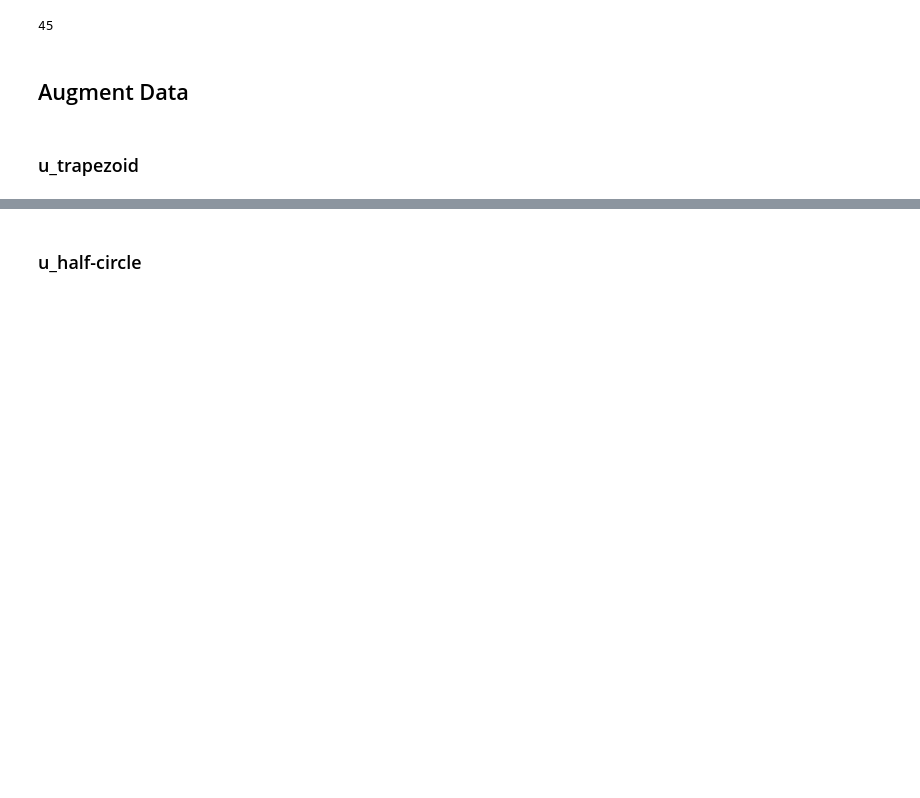
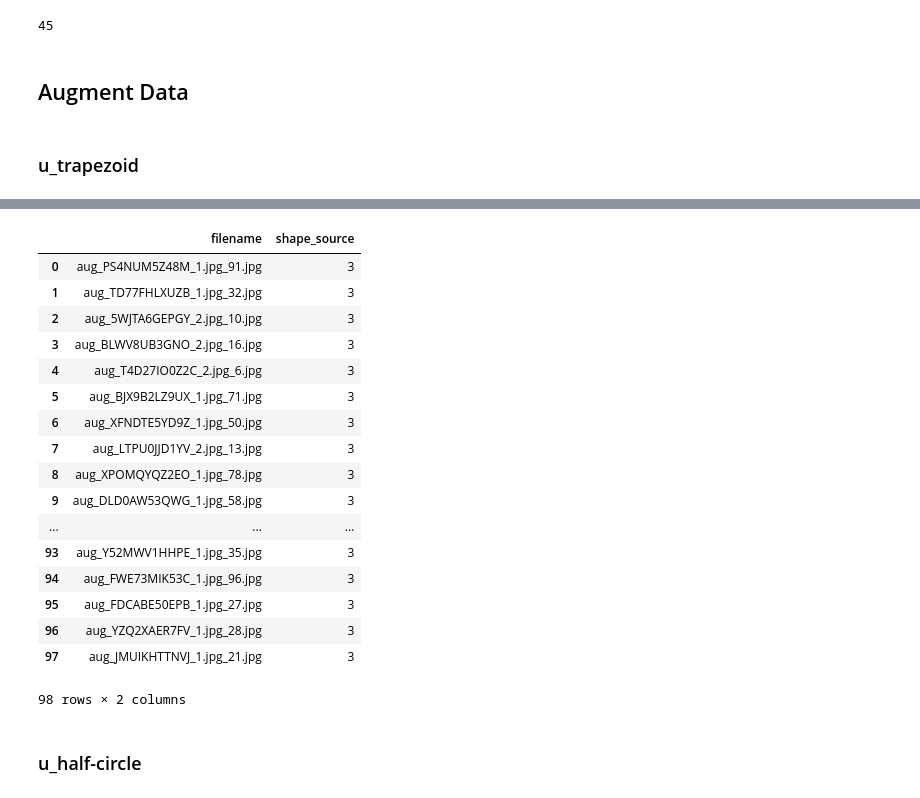
Before and after one commit to mondeique/multi-task-learning, a Jupyter notebook: data_augmentation.ipynb, the cells around one changed output, grey strips where cells are left out. Cells and saved outputs as stored; diff of their text form; code cells hidden in the pictures; blank space fills up the shorter version.

Commit message:
[ADDED] make dataframe with augment data

```diff
--- a/data_augmentation.ipynb
+++ b/data_augmentation.ipynb
@@ -282,0 +285,3 @@ Lossy conversion from float64 to uint8. Range [0, 1]. Convert image to uint8 pri
+# %%
+import os
+folder_path = os.path.join(os.getcwd()+ '/data/cropped-bag-images-dev/aug_data/trapezoid')
@@ -282,0 +292,4 @@ Lossy conversion from float64 to uint8. Range [0, 1]. Convert image to uint8 pri
+# %%
+aug_list = os.listdir(folder_path)
+
+aug_list
@@ -282,0 +314,6 @@ Lossy conversion from float64 to uint8. Range [0, 1]. Convert image to uint8 pri
+# %%
+import pandas as pd
+
+trapezoid_aug_df = pd.DataFrame(aug_list)
+
+trapezoid_aug_df
@@ -283,3 +339,28 @@ Lossy conversion from float64 to uint8. Range [0, 1]. Convert image to uint8 pri
+# %%
+trapezoid_aug_df.columns = ['filename']
+
+trapezoid_aug_df.insert(1, "shape_source", "3")
+
+trapezoid_aug_df
+# %% [output]
+|  | filename | shape_source |
+| 0 | aug_PS4NUM5Z48M_1.jpg_91.jpg | 3 |
+| 1 | aug_TD77FHLXUZB_1.jpg_32.jpg | 3 |
+| 2 | aug_5WJTA6GEPGY_2.jpg_10.jpg | 3 |
+| 3 | aug_BLWV8UB3GNO_2.jpg_16.jpg | 3 |
+| 4 | aug_T4D27IO0Z2C_2.jpg_6.jpg | 3 |
+| 5 | aug_BJX9B2LZ9UX_1.jpg_71.jpg | 3 |
+| 6 | aug_XFNDTE5YD9Z_1.jpg_50.jpg | 3 |
+| 7 | aug_LTPU0JJD1YV_2.jpg_13.jpg | 3 |
+| 8 | aug_XPOMQYQZ2EO_1.jpg_78.jpg | 3 |
+| 9 | aug_DLD0AW53QWG_1.jpg_58.jpg | 3 |
+| ... | ... | ... |
+| 93 | aug_Y52MWV1HHPE_1.jpg_35.jpg | 3 |
+| 94 | aug_FWE73MIK53C_1.jpg_96.jpg | 3 |
+| 95 | aug_FDCABE50EPB_1.jpg_27.jpg | 3 |
+| 96 | aug_YZQ2XAER7FV_1.jpg_28.jpg | 3 |
+| 97 | aug_JMUIKHTTNVJ_1.jpg_21.jpg | 3 |
+98 rows × 2 columns
 # %% [markdown]
 ### u_half-circle
 # %%
```
Also changed, not shown: parts of 17 cells of this notebook, 2 other files.
